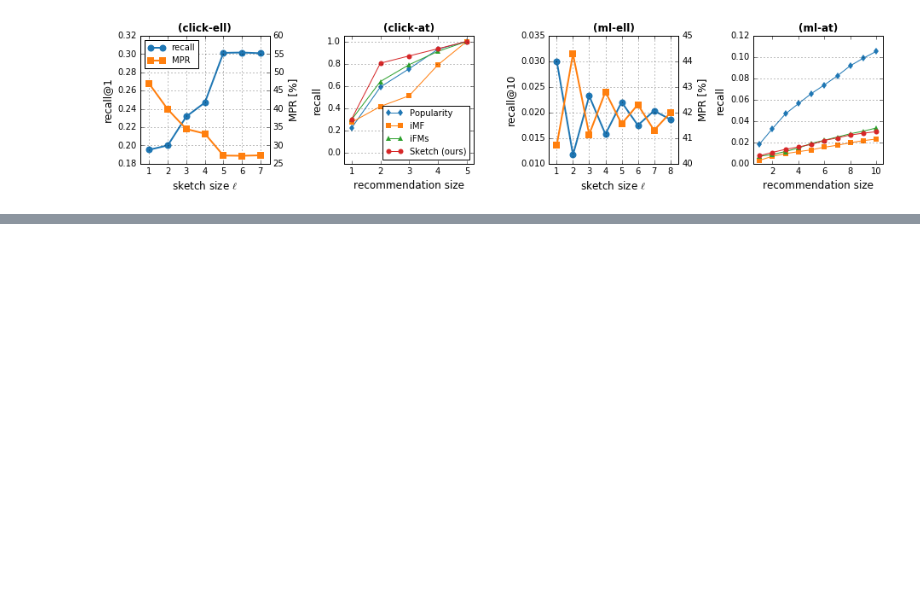
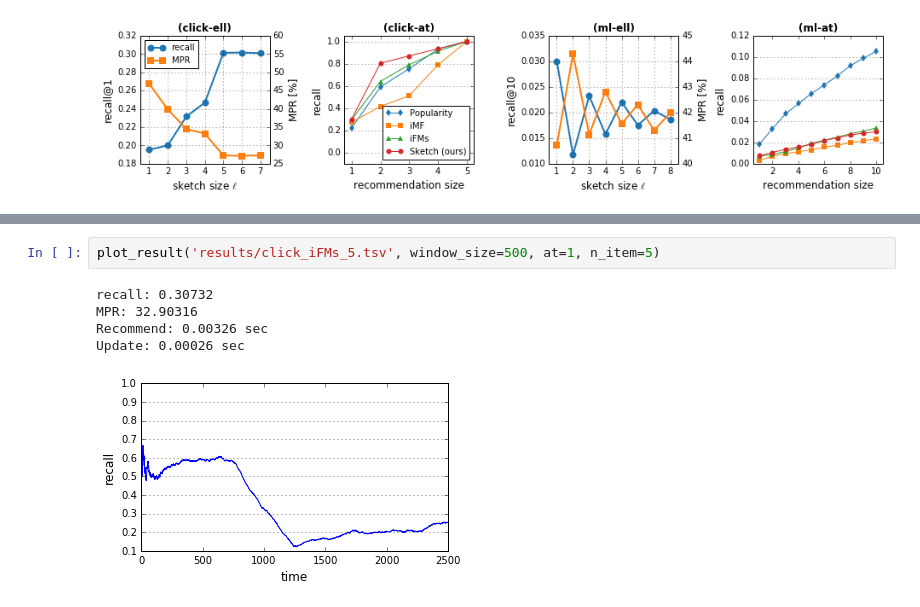
Before and after one commit to takuti/stream-recommender, a Jupyter notebook: paper-sketch.ipynb, the cells around one changed output, grey strips where cells are left out. Cells and saved outputs as stored; diff of their text form; blank space fills up the shorter version.

```diff
--- a/paper-sketch.ipynb
+++ b/paper-sketch.ipynb
@@ -539,0 +571,8 @@ fig.savefig('../../paper/images/chiir-2017/different_settings.eps')
+# %%
+plot_result('results/click_iFMs_5.tsv', window_size=500, at=1, n_item=5)
+# %% [output]
+recall: 0.30732
+MPR: 32.90316
+Recommend: 0.00326 sec
+Update: 0.00026 sec
+[figure, added]
```
Also changed, not shown: parts of 7 cells of this notebook.
